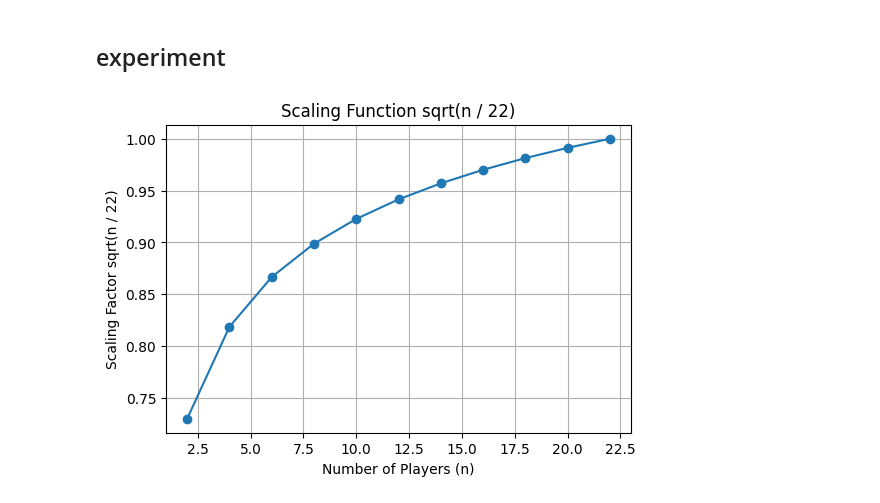
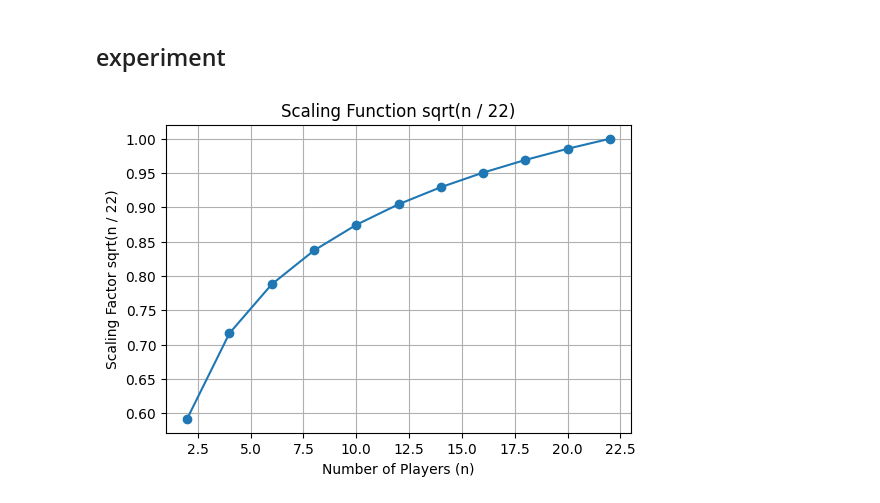
Before and after one commit to SchoolofAI-Algiers/marl-football-2d, a Jupyter notebook: playground/scaling.ipynb, the cells around one changed output. Saved outputs shown, nothing was run; the diff lists cells and outputs as text; code cells hidden in the pictures.

Commit message:
Scaling exponent

```diff
--- a/playground/scaling.ipynb
+++ b/playground/scaling.ipynb
@@ -27,6 +27,6 @@ def log_scaling(n, exp):
 # %% [markdown]
 ## experiment
 # %%
-plot_scale(log_scaling, exp=0.3)
+plot_scale(log_scaling, exp=0.5)
 # %% [output]
-[figure, old version]
+[figure, new version]
```
Also changed, not shown: 3 other files.
